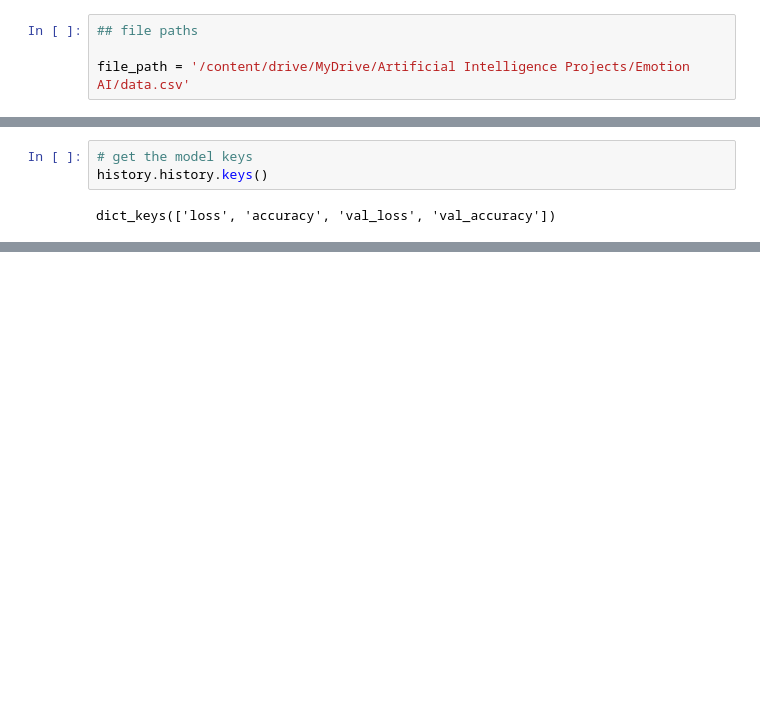
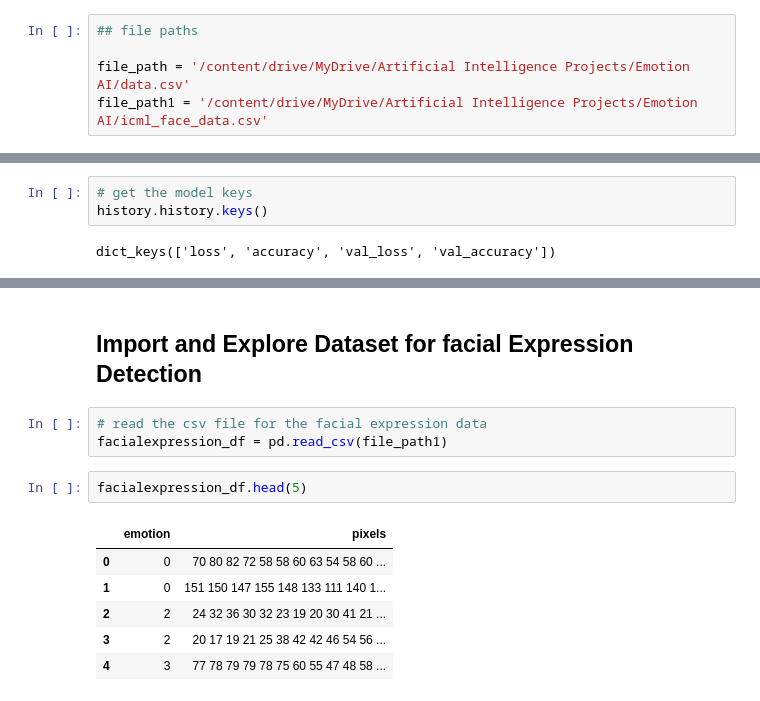
Before and after one commit to Priyo-prog/Artificial-Intelligence-Projects, a Jupyter notebook: Emotion AI/emotion_ai.ipynb, the cells around one changed output, grey strips where cells are left out. Drawn from its saved outputs; the diff is of its cells as text; blank space fills up the shorter version.

```diff
--- a/Emotion AI/emotion_ai.ipynb
+++ b/Emotion AI/emotion_ai.ipynb
@@ -51,6 +51,7 @@
 ## file paths
 
 file_path = '/content/drive/MyDrive/Artificial Intelligence Projects/Emotion AI/data.csv'
+file_path1 = '/content/drive/MyDrive/Artificial Intelligence Projects/Emotion AI/icml_face_data.csv'
 # %% [markdown]
 ## Import the Dataset
 # %%
@@ -558,0 +571,14 @@ This will raise an exception in 3.3.
+# %% [markdown]
+## **Import and Explore Dataset for facial Expression Detection**
+# %%
+# read the csv file for the facial expression data
+facialexpression_df = pd.read_csv(file_path1)
+# %%
+facialexpression_df.head(5)
+# %% [output]
+|  | emotion | pixels |
+| 0 | 0 | 70 80 82 72 58 58 60 63 54 58 60 ... |
+| 1 | 0 | 151 150 147 155 148 133 111 140 1... |
+| 2 | 2 | 24 32 36 30 32 23 19 20 30 41 21 ... |
+| 3 | 2 | 20 17 19 21 25 38 42 42 46 54 56 ... |
+| 4 | 3 | 77 78 79 79 78 75 60 55 47 48 58 ... |
```
Also changed, not shown: parts of 16 cells of this notebook.
